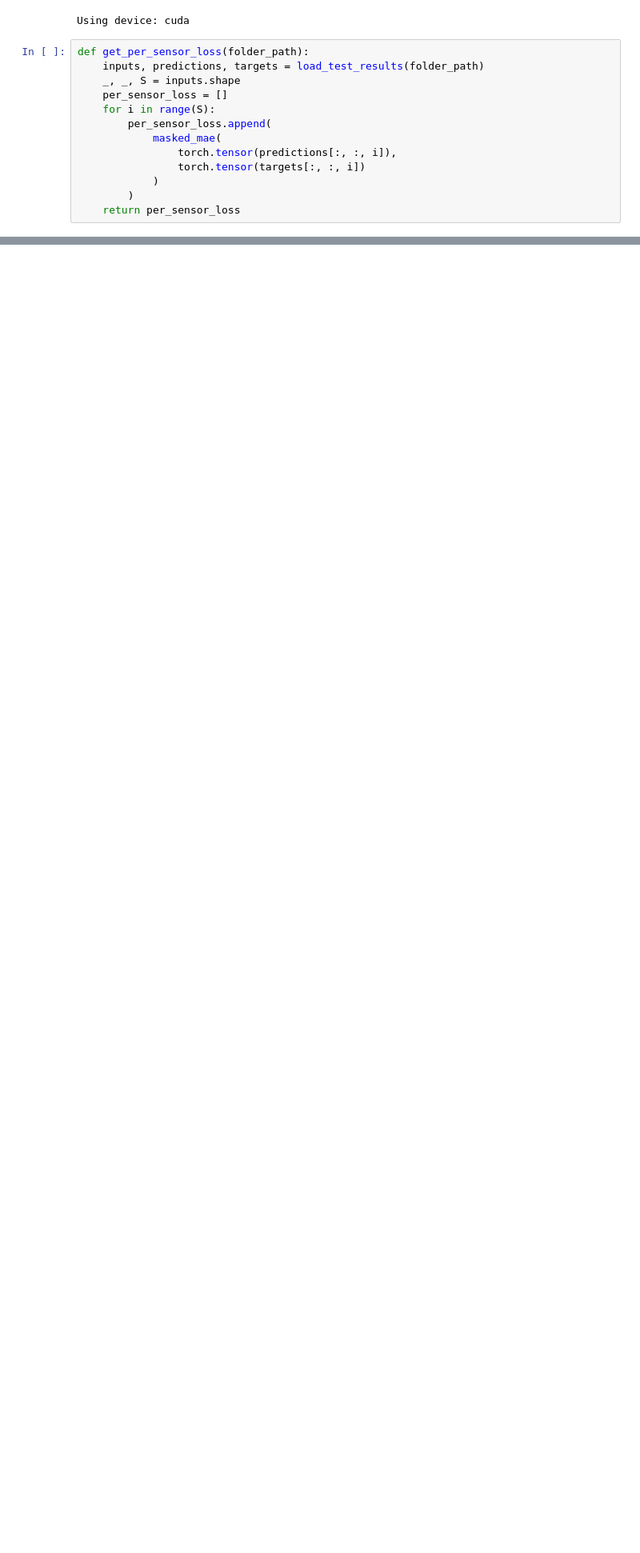
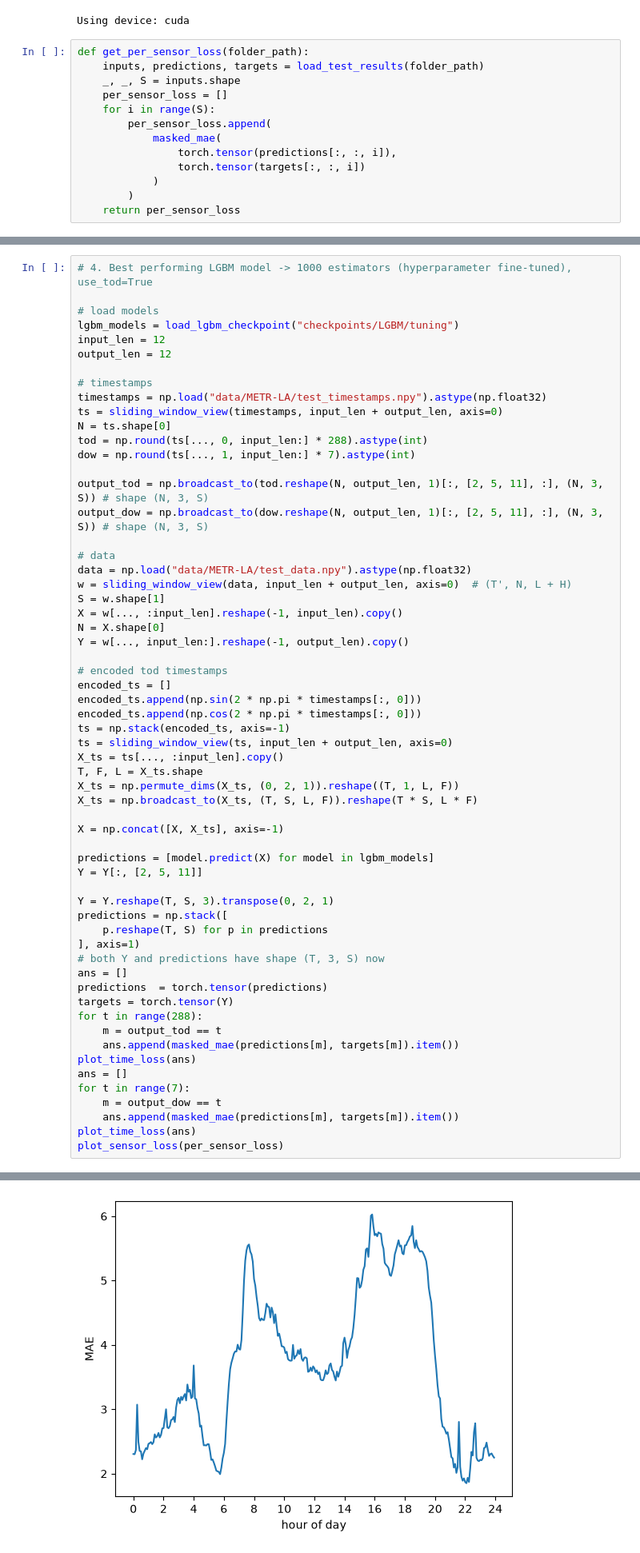
Before and after one commit to EduardCavasi/Spatial-Dependency-Modelling-in-Multivariate-Time-Series, a Jupyter notebook: notebooks/baseline_models_2.ipynb, the cells around one changed output, grey strips where cells are left out. Shown at 80% size. Cells and saved outputs as stored; diff of their text form; blank space fills up the shorter version.

```diff
--- a/notebooks/baseline_models_2.ipynb
+++ b/notebooks/baseline_models_2.ipynb
@@ -138,0 +207,61 @@ plot_sensor_loss(per_sensor_loss)
+# %%
+# 4. Best performing LGBM model -> 1000 estimators (hyperparameter fine-tuned), use_tod=True
+
+# load models
+lgbm_models = load_lgbm_checkpoint("checkpoints/LGBM/tuning")
+input_len = 12
+output_len = 12
+
+# timestamps
+timestamps = np.load("data/METR-LA/test_timestamps.npy").astype(np.float32)
+ts = sliding_window_view(timestamps, input_len + output_len, axis=0)
+N = ts.shape[0]
+tod = np.round(ts[..., 0, input_len:] * 288).astype(int)
+dow = np.round(ts[..., 1, input_len:] * 7).astype(int)
+
+output_tod = np.broadcast_to(tod.reshape(N, output_len, 1)[:, [2, 5, 11], :], (N, 3, S)) # shape (N, 3, S)
+output_dow = np.broadcast_to(dow.reshape(N, output_len, 1)[:, [2, 5, 11], :], (N, 3, S)) # shape (N, 3, S)
+
+# data
+data = np.load("data/METR-LA/test_data.npy").astype(np.float32)
+w = sliding_window_view(data, input_len + output_len, axis=0)  # (T', N, L + H)
+S = w.shape[1]
+X = w[..., :input_len].reshape(-1, input_len).copy()
+N = X.shape[0]
+Y = w[..., input_len:].reshape(-1, output_len).copy()
+
+# encoded tod timestamps
+encoded_ts = []
+encoded_ts.append(np.sin(2 * np.pi * timestamps[:, 0]))
+encoded_ts.append(np.cos(2 * np.pi * timestamps[:, 0]))
+ts = np.stack(encoded_ts, axis=-1)
+ts = sliding_window_view(ts, input_len + output_len, axis=0)
+X_ts = ts[..., :input_len].copy()
+T, F, L = X_ts.shape
+X_ts = np.permute_dims(X_ts, (0, 2, 1)).reshape((T, 1, L, F))
+X_ts = np.broadcast_to(X_ts, (T, S, L, F)).reshape(T * S, L * F)
+
+X = np.concat([X, X_ts], axis=-1)
+
+predictions = [model.predict(X) for model in lgbm_models]
+Y = Y[:, [2, 5, 11]]
+
+Y = Y.reshape(T, S, 3).transpose(0, 2, 1)
+predictions = np.stack([
+    p.reshape(T, S) for p in predictions
+], axis=1)
+# both Y and predictions have shape (T, 3, S) now
+ans = []
+predictions  = torch.tensor(predictions)
+targets = torch.tensor(Y)
+for t in range(288):
+    m = output_tod == t
+    ans.append(masked_mae(predictions[m], targets[m]).item())
+plot_time_loss(ans)
+ans = []
+for t in range(7):
+    m = output_dow == t
+    ans.append(masked_mae(predictions[m], targets[m]).item())
+plot_time_loss(ans)
+plot_sensor_loss(per_sensor_loss)
+# %% [output]
@@ -138,0 +277 @@ plot_sensor_loss(per_sensor_loss)
+[figure, added]
```
Also changed, not shown: parts of 13 cells of this notebook, 1 other file.
